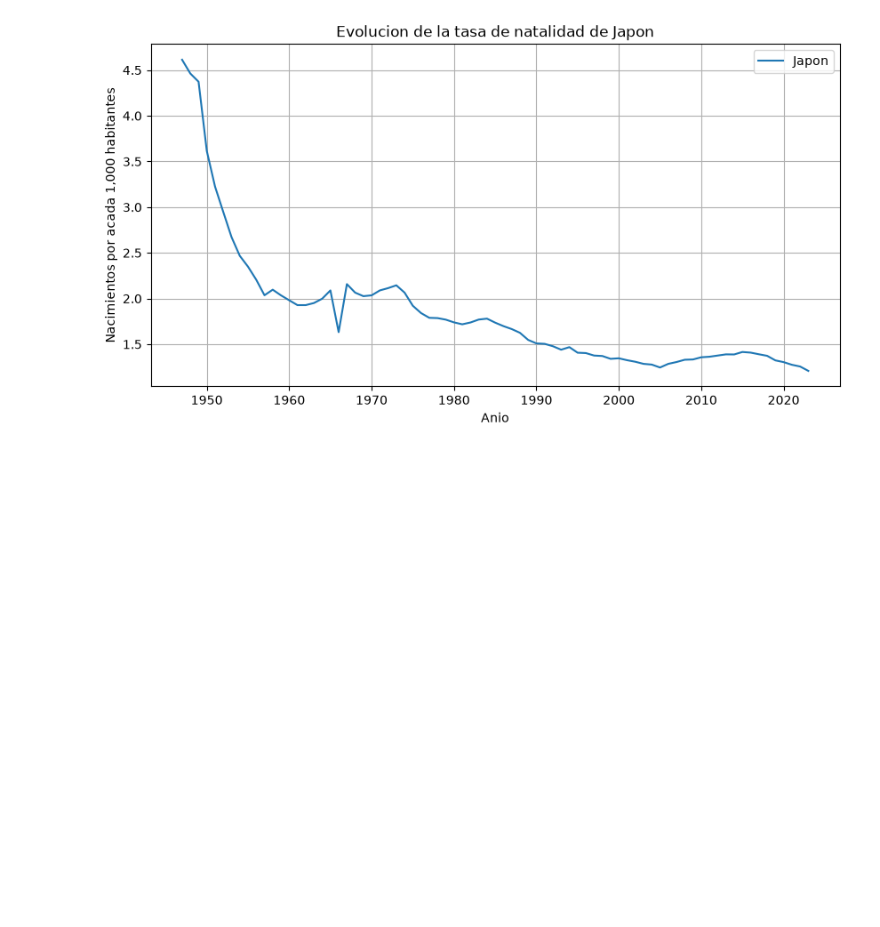
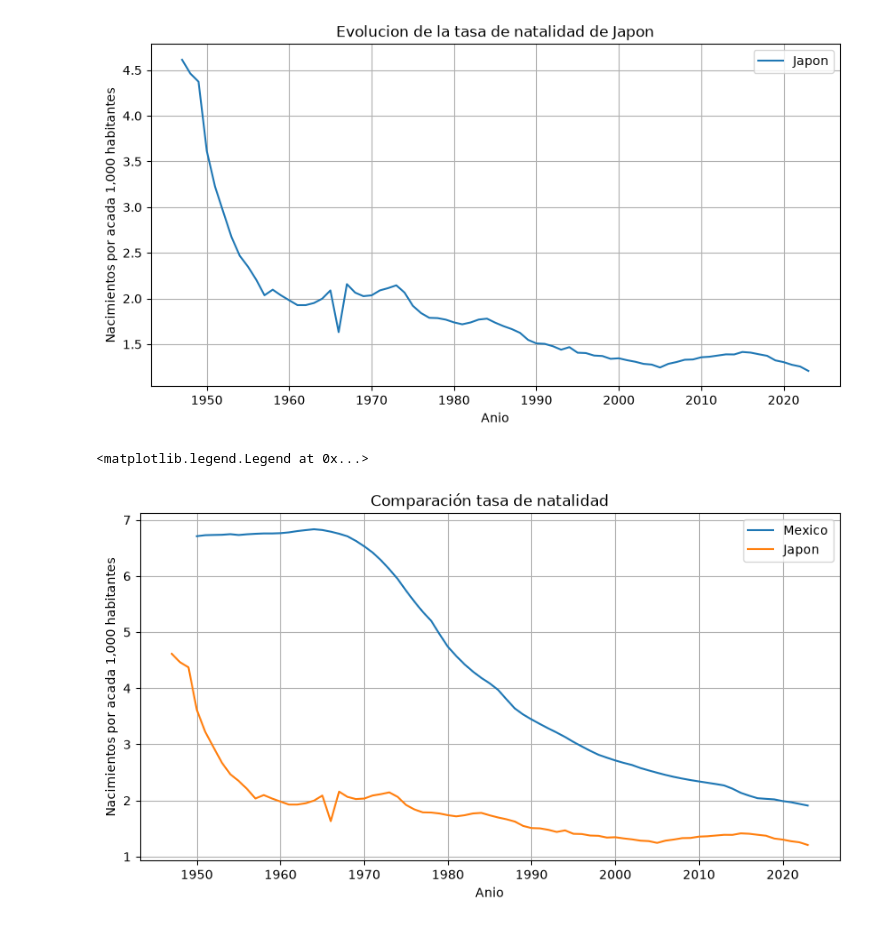
Before and after one commit to SaulFnck/BigData, a Jupyter notebook: U1_1_probabilidad_estadistica/notebooks/03_fertililty_rate.ipynb, the cells around one changed output. Saved outputs shown, nothing was run; the diff lists cells and outputs as text; code cells hidden in the pictures; blank space fills up the shorter version.

```diff
--- a/U1_1_probabilidad_estadistica/notebooks/03_fertililty_rate.ipynb
+++ b/U1_1_probabilidad_estadistica/notebooks/03_fertililty_rate.ipynb
@@ -116,3 +113,25 @@ plt.legend()
 # %% [output]
 <matplotlib.legend.Legend at 0x...>
 [figure]
+# %%
+plt.figure(figsize=(10,5))
+
+plt.plot(
+    anios_mexico,
+    tasa_mexico,
+    label="Mexico"
+)
+
+plt.plot(
+    anios_japon,
+    tasa_japon,
+    label="Japon"
+)
+plt.title("Comparación tasa de natalidad")
+plt.xlabel("Anio")
+plt.ylabel("Nacimientos por acada 1,000 habitantes")
+plt.grid(True)
+plt.legend()
+# %% [output]
+<matplotlib.legend.Legend at 0x...>
+[figure, added]
```
Also changed, not shown: parts of 15 cells of this notebook.
